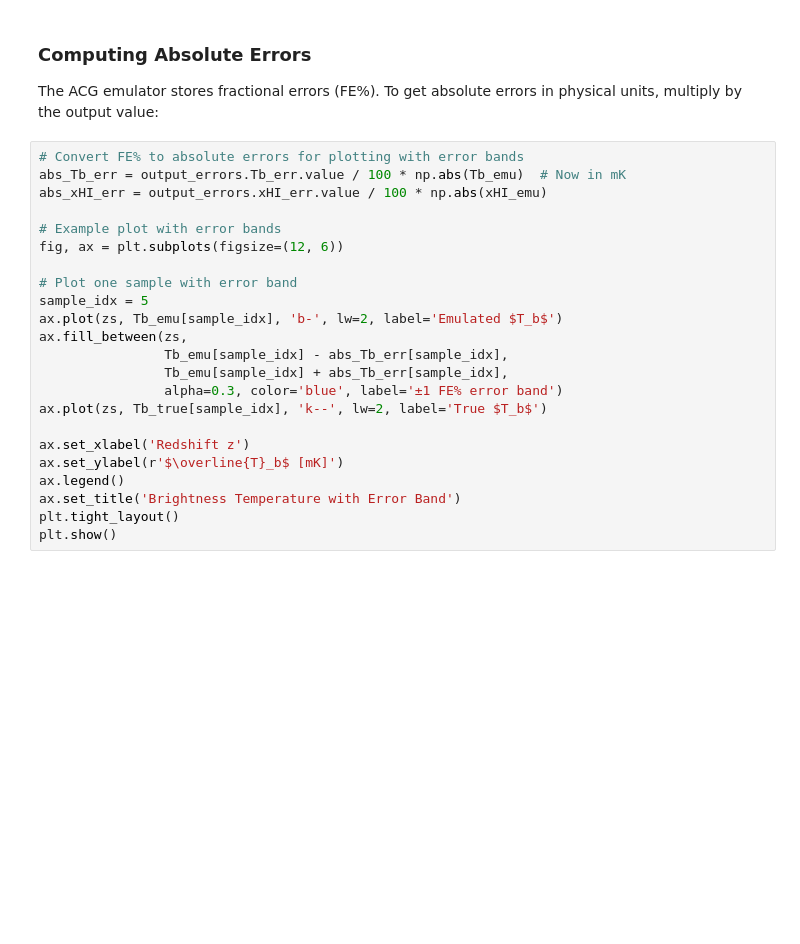
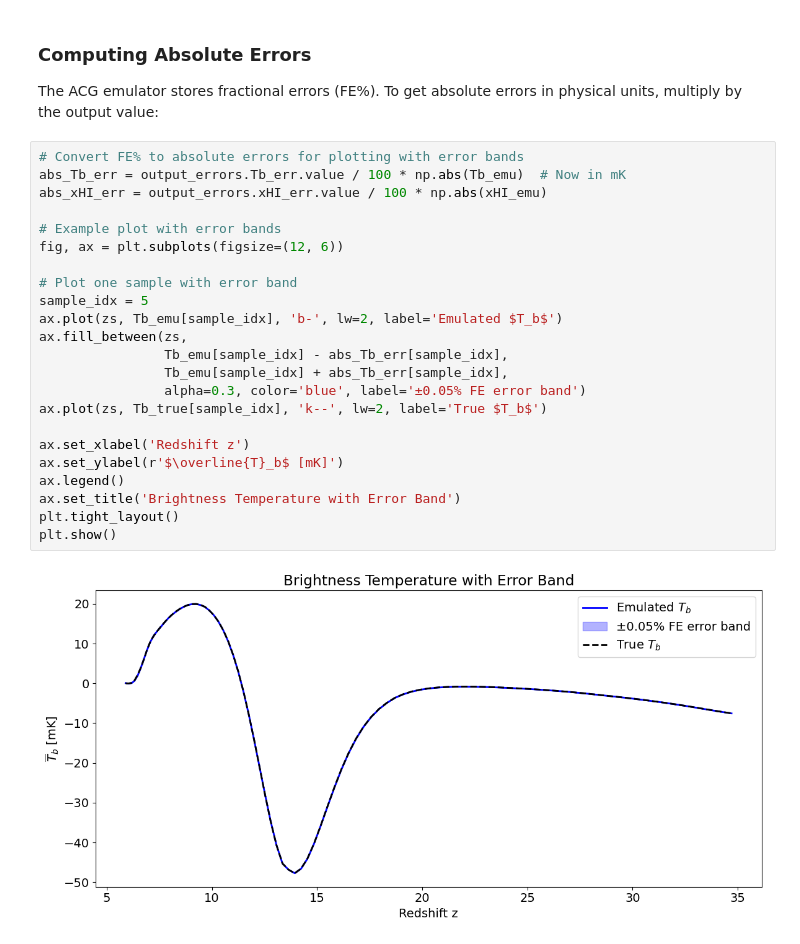
Before and after one commit to 21cmfast/21cmEMU, a Jupyter notebook: docs/tutorials/basic_usage.ipynb, the cells around one changed output. Cells and saved outputs as stored; diff of their text form; blank space fills up the shorter version.

```diff
--- a/docs/tutorials/basic_usage.ipynb
+++ b/docs/tutorials/basic_usage.ipynb
@@ -168,23 +194,25 @@ The ACG emulator stores fractional errors (FE%). To get absolute errors in physi
 # %%
 # Convert FE% to absolute errors for plotting with error bands
 abs_Tb_err = output_errors.Tb_err.value / 100 * np.abs(Tb_emu)  # Now in mK
 abs_xHI_err = output_errors.xHI_err.value / 100 * np.abs(xHI_emu)
 
 # Example plot with error bands
 fig, ax = plt.subplots(figsize=(12, 6))
 
 # Plot one sample with error band
 sample_idx = 5
 ax.plot(zs, Tb_emu[sample_idx], 'b-', lw=2, label='Emulated $T_b$')
 ax.fill_between(zs,
                 Tb_emu[sample_idx] - abs_Tb_err[sample_idx],
                 Tb_emu[sample_idx] + abs_Tb_err[sample_idx],
-                alpha=0.3, color='blue', label='±1 FE% error band')
+                alpha=0.3, color='blue', label='±0.05% FE error band')
 ax.plot(zs, Tb_true[sample_idx], 'k--', lw=2, label='True $T_b$')
 
 ax.set_xlabel('Redshift z')
 ax.set_ylabel(r'$\overline{T}_b$ [mK]')
 ax.legend()
 ax.set_title('Brightness Temperature with Error Band')
 plt.tight_layout()
 plt.show()
+# %% [output]
+[figure, added]
```
Also changed, not shown: parts of 5 cells of this notebook, 7 other files.
